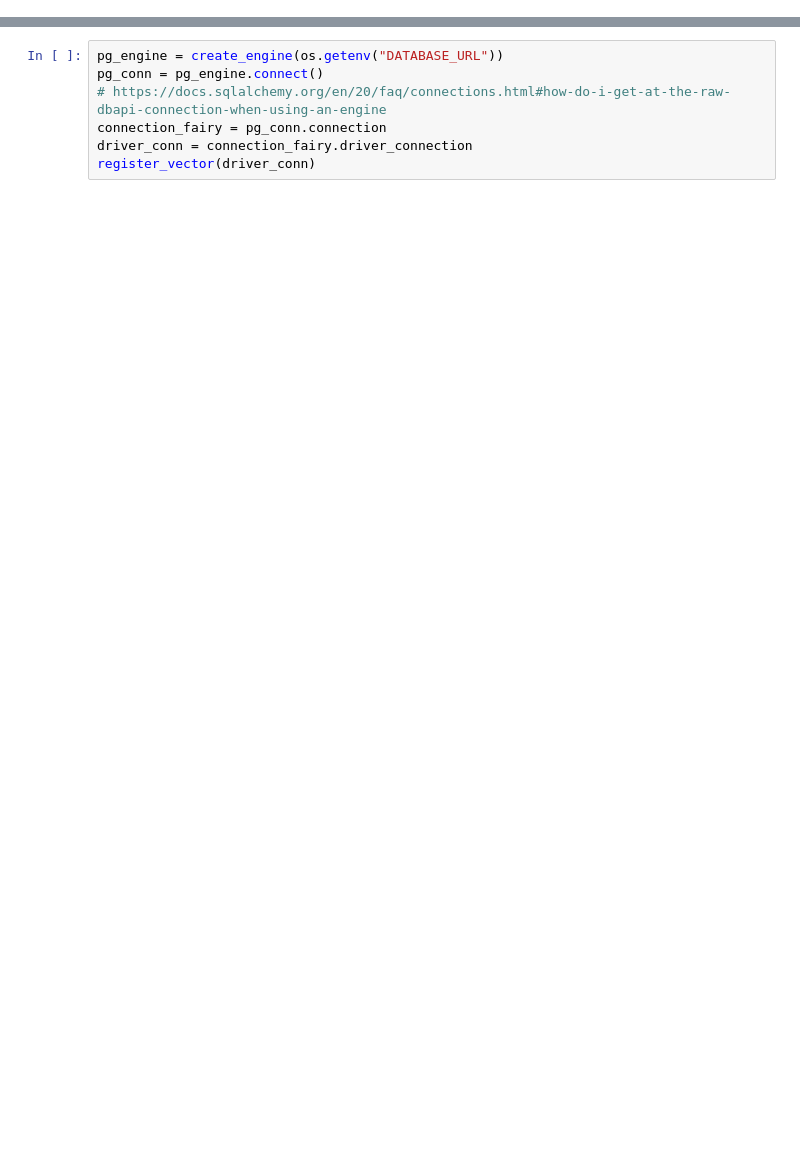
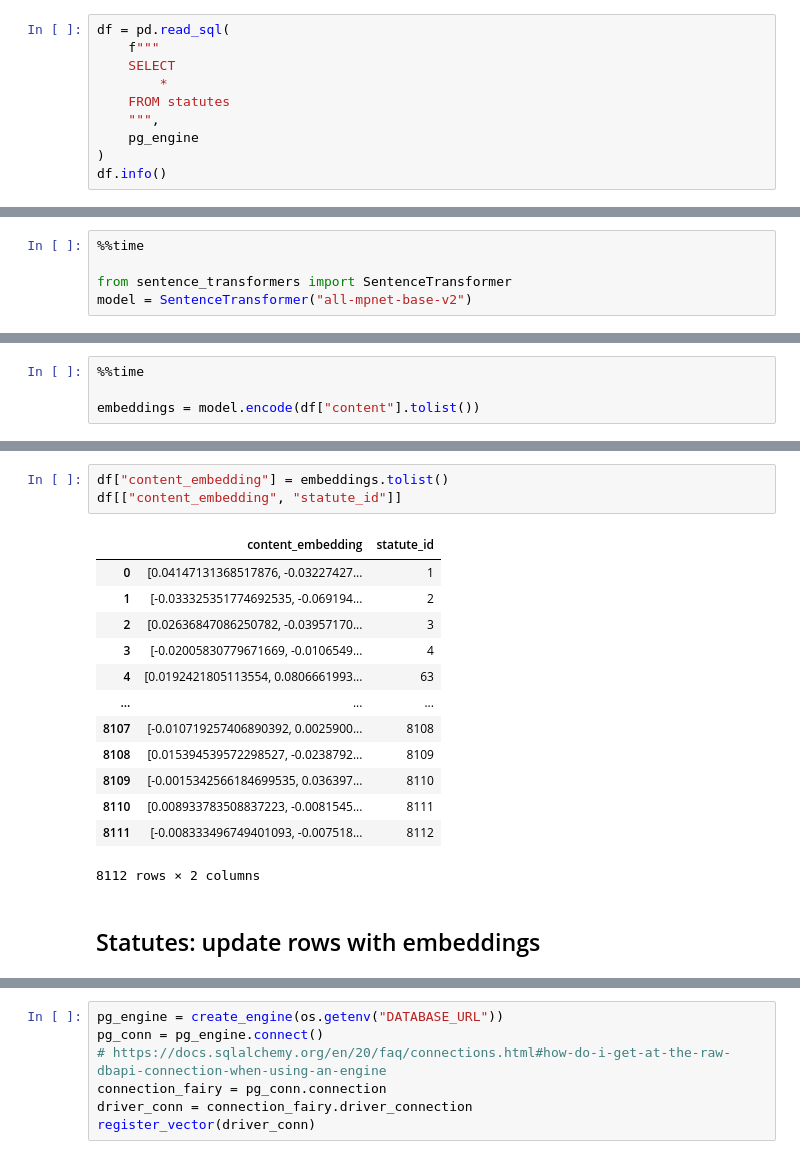
Before and after one commit to copelco/llm-exploration, a Jupyter notebook: 02-embeddings/02.2-embeddings-overview.ipynb, the cells around one changed output, grey strips where cells are left out. Cells and saved outputs as stored; diff of their text form; blank space fills up the shorter version.

```diff
--- a/02-embeddings/general-statues.ipynb
+++ b/02-embeddings/02.2-embeddings-overview.ipynb
@@ -3,0 +12,10 @@ Last updated: March 13, 2024
+# %%
+df = pd.read_sql(
+    f"""
+    SELECT
+        *
+    FROM statutes
+    """,
+    pg_engine
+)
+df.info()
@@ -3,0 +42,5 @@ Last updated: March 13, 2024
+# %%
+%%time
+
+from sentence_transformers import SentenceTransformer
+model = SentenceTransformer("all-mpnet-base-v2")
@@ -3,0 +86,4 @@ Last updated: March 13, 2024
+# %%
+%%time
+
+embeddings = model.encode(df["content"].tolist())
@@ -3,0 +93,19 @@ Last updated: March 13, 2024
+# %%
+df["content_embedding"] = embeddings.tolist()
+df[["content_embedding", "statute_id"]]
+# %% [output]
+|  | content_embedding | statute_id |
+| 0 | [0.04147131368517876, -0.03227427... | 1 |
+| 1 | [-0.033325351774692535, -0.069194... | 2 |
+| 2 | [0.02636847086250782, -0.03957170... | 3 |
+| 3 | [-0.02005830779671669, -0.0106549... | 4 |
+| 4 | [0.0192421805113554, 0.0806661993... | 63 |
+| ... | ... | ... |
+| 8107 | [-0.010719257406890392, 0.0025900... | 8108 |
+| 8108 | [0.015394539572298527, -0.0238792... | 8109 |
+| 8109 | [-0.0015342566184699535, 0.036397... | 8110 |
+| 8110 | [0.008933783508837223, -0.0081545... | 8111 |
+| 8111 | [-0.008333496749401093, -0.007518... | 8112 |
+8112 rows × 2 columns
+# %% [markdown]
+## Statutes: update rows with embeddings
```
Also changed, not shown: parts of 27 cells of this notebook, 2 other files.
